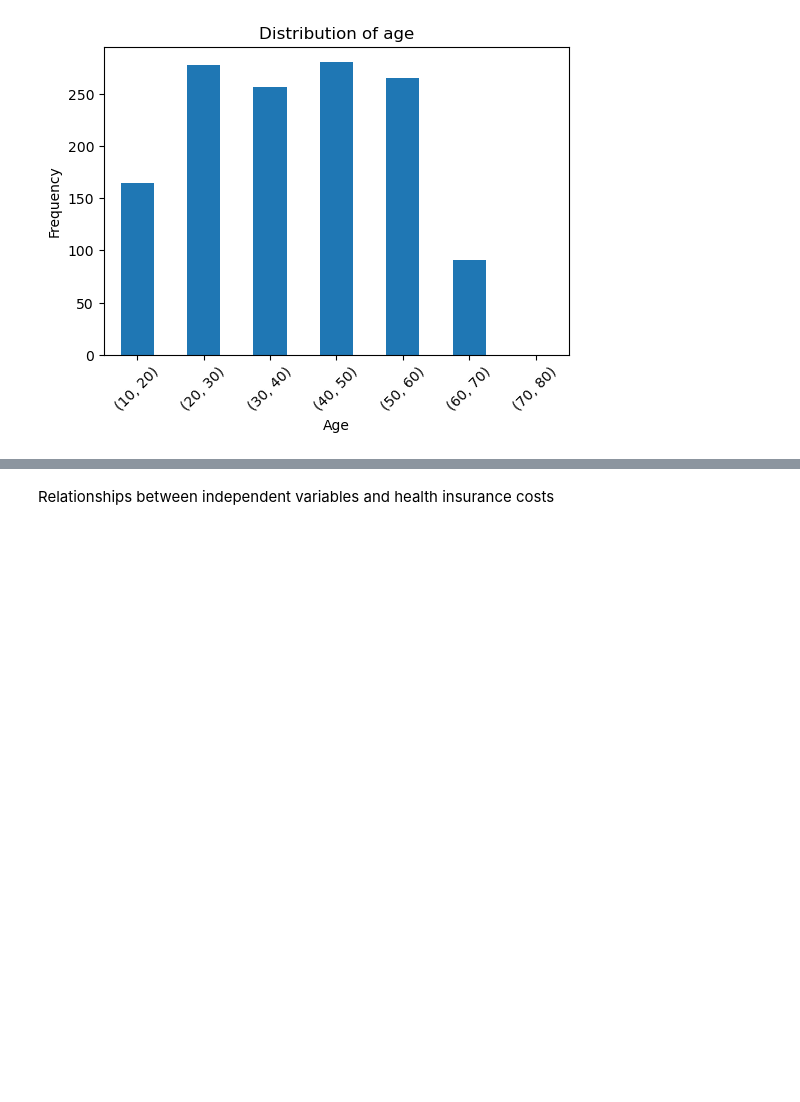
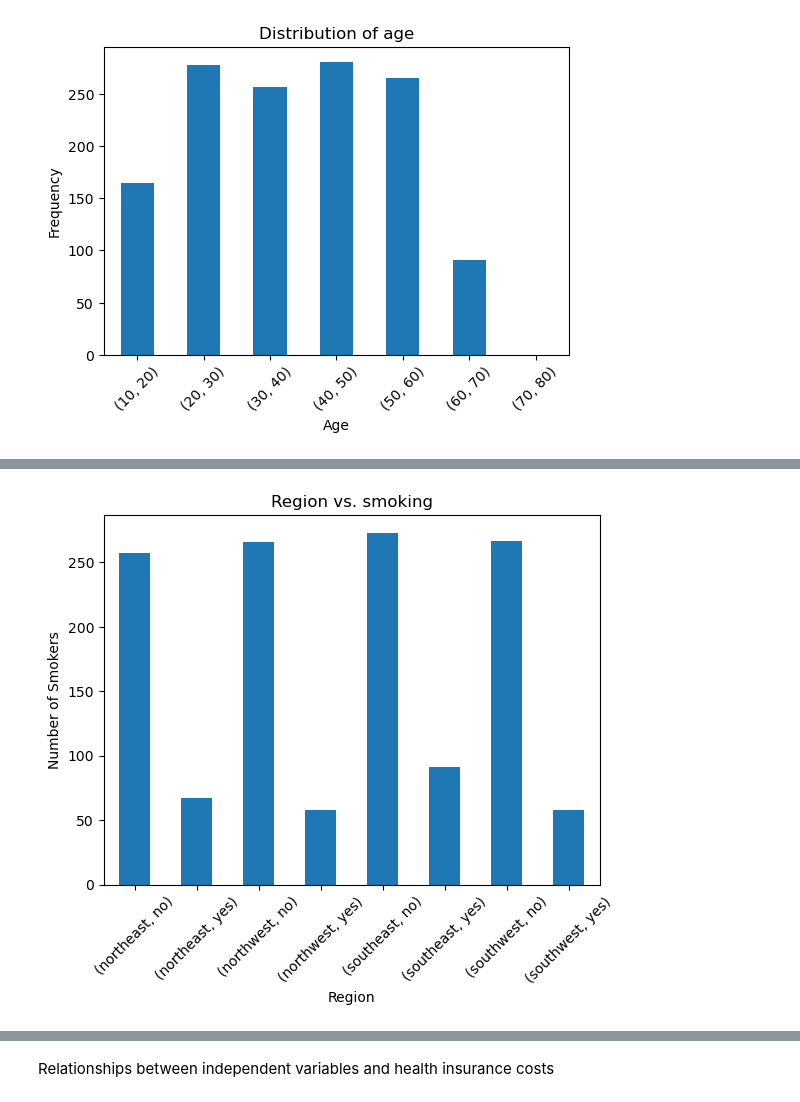
Before and after one commit to carolinefoshee/project-1, a Jupyter notebook: project1.ipynb, the cells around one changed output, grey strips where cells are left out. Saved outputs shown, nothing was run; the diff lists cells and outputs as text; code cells hidden in the pictures; blank space fills up the shorter version.

```diff
--- a/project1.ipynb
+++ b/project1.ipynb
@@ -226,0 +241,9 @@ plt.show()
+# %%
+# Plot showing Region Vs Smokers
+grouped_df = insurance_df.groupby('region')['smoker'].value_counts()
+grouped_df.plot(kind="bar",xlabel="Region", ylabel="Number of Smokers")
+plt.title("Region vs. smoking")
+plt.xticks(rotation=45)
+plt.show()
+# %% [output]
+[figure, added]
```
Also changed, not shown: parts of 36 cells of this notebook.
